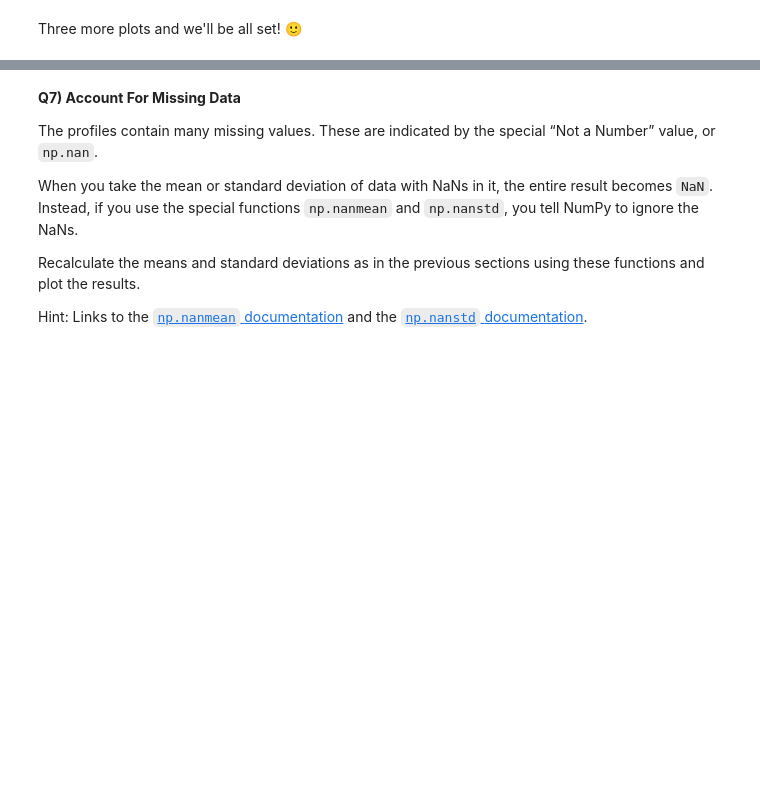
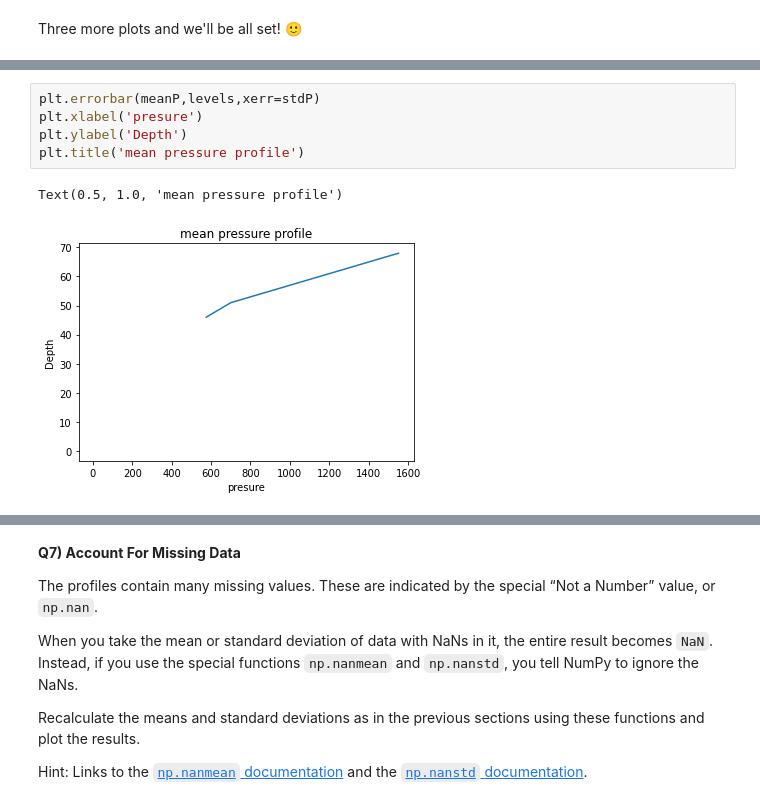
Before and after one commit to eunbip/2022_Intro_Python, a Jupyter notebook: Exercises/W2_S1.ipynb, the cells around one changed output, grey strips where cells are left out. Drawn from its saved outputs; the diff is of its cells as text; blank space fills up the shorter version.

```diff
--- a/Exercises/W2_S1.ipynb
+++ b/Exercises/W2_S1.ipynb
@@ -351,0 +326,8 @@ Three more plots and we'll be all set! 🙂
+# %%
+plt.errorbar(meanP,levels,xerr=stdP)
+plt.xlabel('presure')
+plt.ylabel('Depth')
+plt.title('mean pressure profile')
+# %% [output]
+Text(0.5, 1.0, 'mean pressure profile')
+[figure, added]
```
Also changed, not shown: parts of 16 cells of this notebook.
